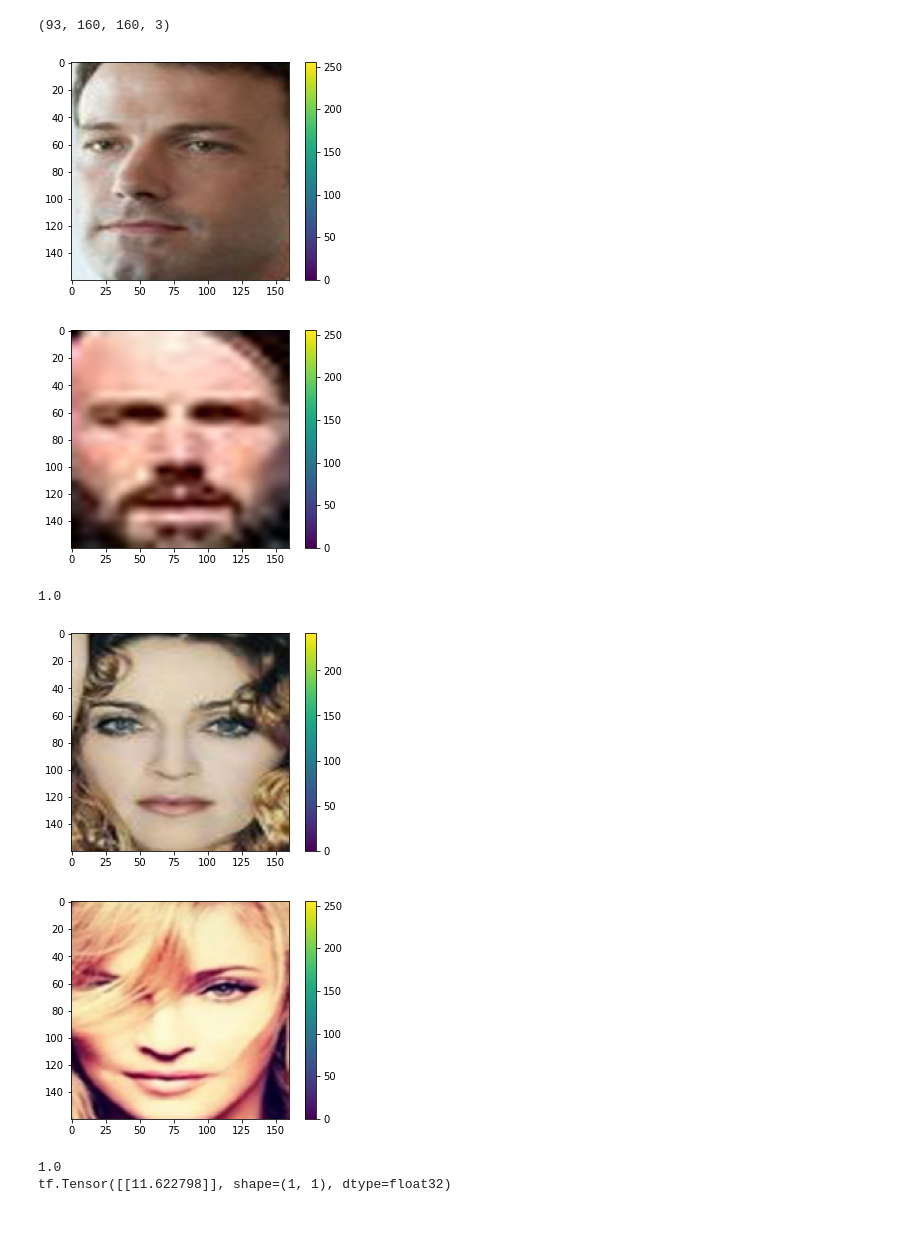
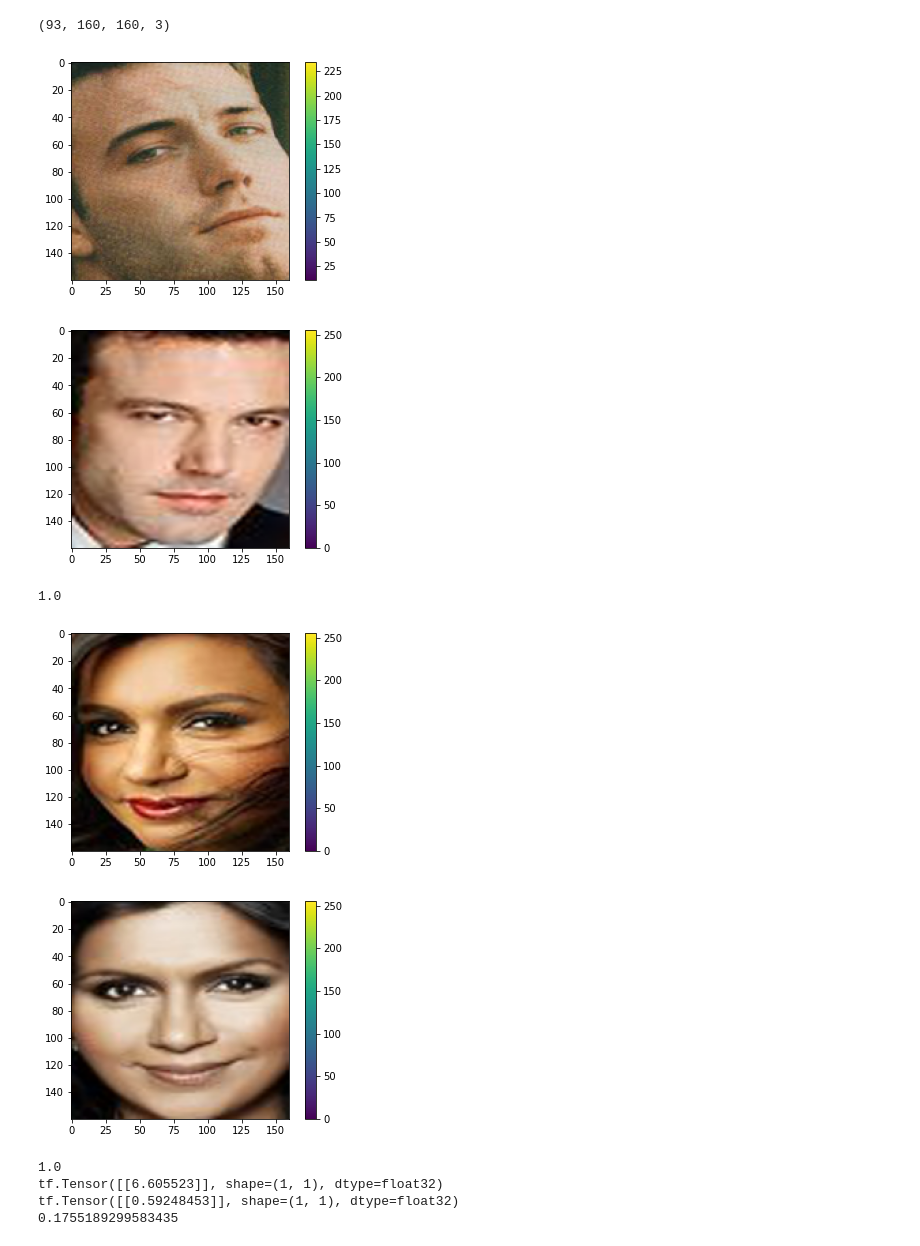
Before and after one commit to grinit10/Tensorflow-Tutorial, a Jupyter notebook: Custom Models, Layers, and Loss Functions with TensorFlow/Face recognition/Face recognition Trt.ipynb, the cells around one changed output. Drawn from its saved outputs; the diff is of its cells as text; code cells hidden in the pictures.

```diff
--- a/Custom Models, Layers, and Loss Functions with TensorFlow/Face recognition/Face recognition Trt.ipynb
+++ b/Custom Models, Layers, and Loss Functions with TensorFlow/Face recognition/Face recognition Trt.ipynb
@@ -58,7 +58,7 @@ def show_image(image, mean, std):
     plt.show()
 # %%
 import numpy as np
-data = np.load('5-celebrity-faces-dataset.npz')
+data = np.load('5-celebrity-faces-dataset-facenet.npz')
 trainX, trainy, testX, testy = data['arr_0'], data['arr_1'], data['arr_2'], data['arr_3']
 print('Loaded: ', trainX.shape, trainy.shape, testX.shape, testy.shape)
 # %% [output]
@@ -98,8 +98,8 @@ show_image(tr_pairs[this_pair][1], mean, std)
 # print the label for this pair
 print(tr_y[this_pair])
 # %% [output]
-[figure, old version]
+[figure, new version]
-[figure, old version]
+[figure, new version]
 1.0
 # %%
 def get_embedding(model, face_pixels):
@@ -118,25 +118,38 @@ def euclidean_distance(vects):
     x, y = vects
     sum_square = K.sum(K.square(x - y), axis=1, keepdims=True)
     return K.sqrt(sum_square)
+
+def l2_normalize(x):
+    return x / np.sqrt(np.sum(np.multiply(x, x)))
+# %%
+def findCosineDistance(source_representation, test_representation):
+    a = np.matmul(np.transpose(source_representation), test_representation)
+    b = np.sum(np.multiply(source_representation, source_representation))
+    c = np.sum(np.multiply(test_representation, test_representation))
+    return 1 - (a / (np.sqrt(b) * np.sqrt(c)))
 # %%
 # array index
-this_pair = 116
+this_pair = 174
 
 # show images at this index
 show_image(tr_pairs[this_pair][0], mean, std)
 show_image(tr_pairs[this_pair][1], mean, std)
 
 # print the label for this pair
 print(tr_y[this_pair])
 x = get_embedding(model, tr_pairs[this_pair][0]).numpy()
 
 y = get_embedding(model, tr_pairs[this_pair][1]).numpy()
 
 print(euclidean_distance([x.reshape(1, 128), y.reshape(1, 128)]))
+print(euclidean_distance([l2_normalize(x.reshape(1, 128)), l2_normalize(y.reshape(1, 128))]))
+print(findCosineDistance(x, y))
 # %% [output]
-[figure, old version]
+[figure, new version]
-[figure, old version]
+[figure, new version]
 1.0
-tf.Tensor([[11.622798]], shape=(1, 1), dtype=float32)
+tf.Tensor([[6.605523]], shape=(1, 1), dtype=float32)
+tf.Tensor([[0.59248453]], shape=(1, 1), dtype=float32)
+0.1755189299583435
 # %%
 # array index
```
Also changed, not shown: parts of 2 cells of this notebook, 19 other files.
